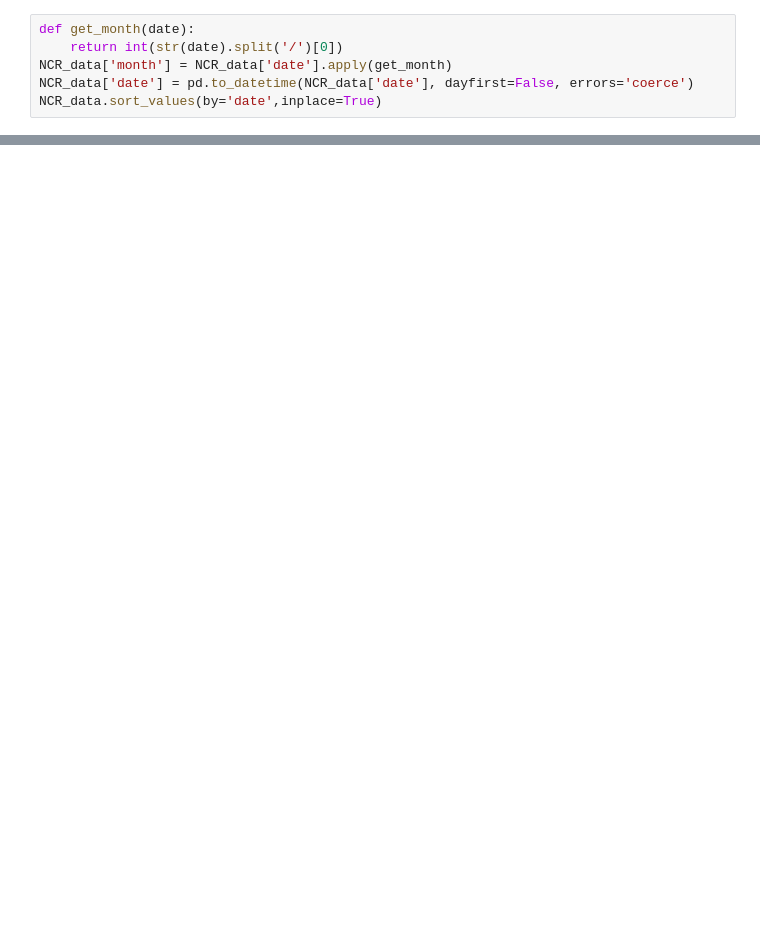
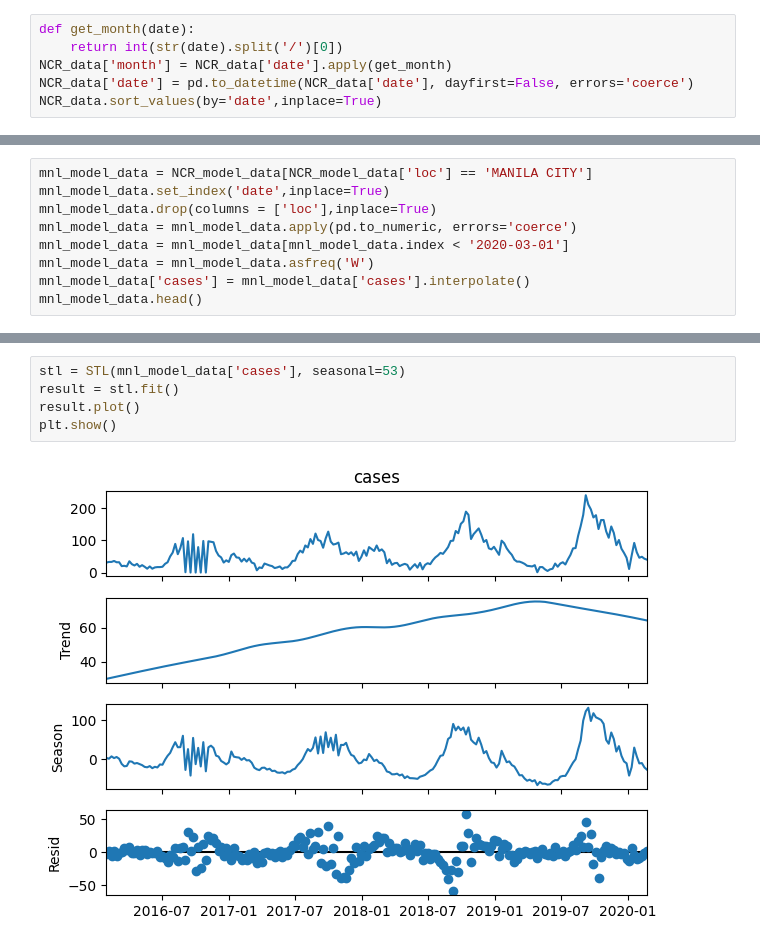
Before and after one commit to manganeseheptoxide/Philippine-Dengue-Cases-Forecasting, a Jupyter notebook: model_training.ipynb, the cells around one changed output, grey strips where cells are left out. Drawn from its saved outputs; the diff is of its cells as text; blank space fills up the shorter version.

```diff
--- a/model_training.ipynb
+++ b/model_training.ipynb
@@ -130,0 +278,9 @@ See the caveats in the documentation: https://pandas.pydata.org/pandas-docs/stab
+# %%
+mnl_model_data = NCR_model_data[NCR_model_data['loc'] == 'MANILA CITY']
+mnl_model_data.set_index('date',inplace=True)
+mnl_model_data.drop(columns = ['loc'],inplace=True)
+mnl_model_data = mnl_model_data.apply(pd.to_numeric, errors='coerce')
+mnl_model_data = mnl_model_data[mnl_model_data.index < '2020-03-01']
+mnl_model_data = mnl_model_data.asfreq('W')
+mnl_model_data['cases'] = mnl_model_data['cases'].interpolate()
+mnl_model_data.head()
@@ -130,0 +299,7 @@ See the caveats in the documentation: https://pandas.pydata.org/pandas-docs/stab
+# %%
+stl = STL(mnl_model_data['cases'], seasonal=53)
+result = stl.fit()
+result.plot()
+plt.show()
+# %% [output]
+[figure, added]
```
Also changed, not shown: parts of 16 cells of this notebook, 1 other file.
